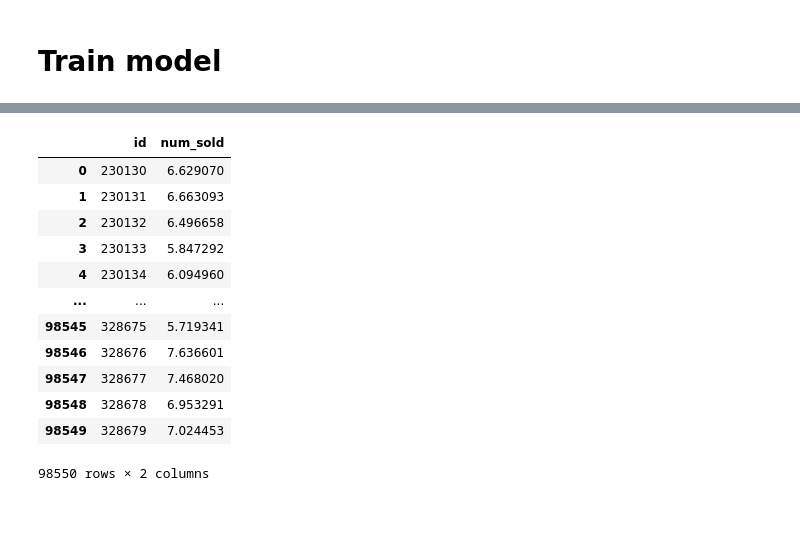
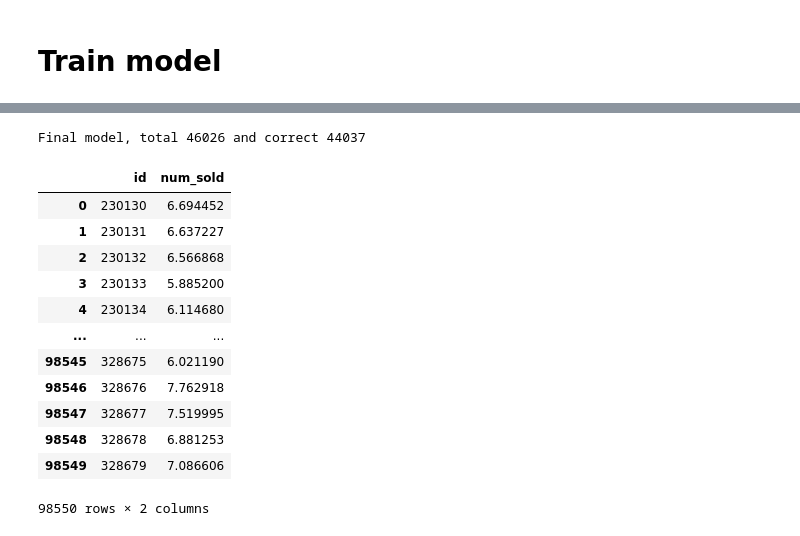
Before and after one commit to juliohsu/kaggle-competitions, a Jupyter notebook: stickers-sale-prediction/main.ipynb, the cells around one changed output, grey strips where cells are left out. Drawn from its saved outputs; the diff is of its cells as text; code cells hidden in the pictures.

Commit message:
adding 3 models

```diff
--- a/stickers-sale-prediction/main.ipynb
+++ b/stickers-sale-prediction/main.ipynb
@@ -152,6 +155,7 @@ def interaction_features(X):
     X["country_product"] = X["country"] + "_" + X["product"]
     X["store_product"] = X["store"] + "_" + X["product"]
     X["store_country"] = X["store"] + "_" +  X["country"]
+    X["country_store_product"] = X["country"] + "_" + X["store"] + "_" + X["product"]
     return X
 
 # convert timestamp data into numerical data
@@ -174,7 +178,7 @@ def date_encoder(X):
 # convert categorical data into numerical data
 label = LabelEncoder()
 def categorical_encoder(X):
-    columns = ["country", "store", "product", "country_store", "country_product", "store_product", "store_country"]
+    columns = ["country", "store", "product", "country_store", "country_product", "store_product", "store_country", "country_store_product"]
     for col in columns:
         X[col] = label.fit_transform(X[col])
     return X
@@ -237,12 +240,0 @@ test_df_encoded.shape
-# %%
-# train and valuate model
-model = lgbm.LGBMRegressor()
-model.fit(X_train, y_train)
-
-y_pred = model.predict(X_val)
-loss_mse = mean_squared_error(y_pred, y_val)
-print(f"loss mse {loss_mse}")
-loss_mape = mean_absolute_percentage_error(y_pred, y_val)
-print(f"mape loss {loss_mape}")
-prediction = np.sum(np.abs((y_val - y_pred) / y_val) <= 0.05)
-print(f"Total {len(y_val)} and correct {prediction}")
@@ -258,0 +244,7 @@ Total 46026 and correct 44052
+# %%
+# train and valuate various models
+model1 = lgbm.LGBMRegressor()
+model1.fit(X_train, y_train)
+
+y_pred1 = model1.predict(X_val)
+print(f"MODEL 1, mape loss 1 {mean_absolute_percentage_error(y_pred1, y_val)}")
@@ -258,0 +259,6 @@ Total 46026 and correct 44052
+# %%
+model2 = xgb.XGBRegressor()
+model2.fit(X_train, y_train)
+
+y_pred2 = model2.predict(X_val)
+print(f"MODEL 2, mape loss 1 {mean_absolute_percentage_error(y_pred2, y_val)}")
@@ -259,22 +291,27 @@ Total 46026 and correct 44052
+# %%
+prediction = np.sum(np.abs((y_val - y_pred1) / y_val) <= 0.05)
+print(f"Final model, total {len(y_val)} and correct {prediction}")
+# %% [output]
+Final model, total 46026 and correct 44037
 # %%
 # creating submission.csv and submit to kaggle
 y_pred_kaggle = pd.DataFrame()
 y_pred_kaggle["id"] = test_df["id"]
-y_pred_kaggle["num_sold"] = model.predict(test_df_encoded)
+y_pred_kaggle["num_sold"] = model2.predict(test_df_encoded)
 
 y_pred_kaggle.to_csv("submission.csv", index=False)
 y_pred_kaggle
 # %% [output]
 |  | id | num_sold |
-| 0 | 230130 | 6.629070 |
-| 1 | 230131 | 6.663093 |
-| 2 | 230132 | 6.496658 |
-| 3 | 230133 | 5.847292 |
-| 4 | 230134 | 6.094960 |
+| 0 | 230130 | 6.694452 |
+| 1 | 230131 | 6.637227 |
+| 2 | 230132 | 6.566868 |
+| 3 | 230133 | 5.885200 |
+| 4 | 230134 | 6.114680 |
 | ... | ... | ... |
-| 98545 | 328675 | 5.719341 |
-| 98546 | 328676 | 7.636601 |
-| 98547 | 328677 | 7.468020 |
-| 98548 | 328678 | 6.953291 |
-| 98549 | 328679 | 7.024453 |
+| 98545 | 328675 | 6.021190 |
+| 98546 | 328676 | 7.762918 |
+| 98547 | 328677 | 7.519995 |
+| 98548 | 328678 | 6.881253 |
+| 98549 | 328679 | 7.086606 |
 98550 rows × 2 columns
```
Also changed, not shown: parts of 10 cells of this notebook, 5 other files.
